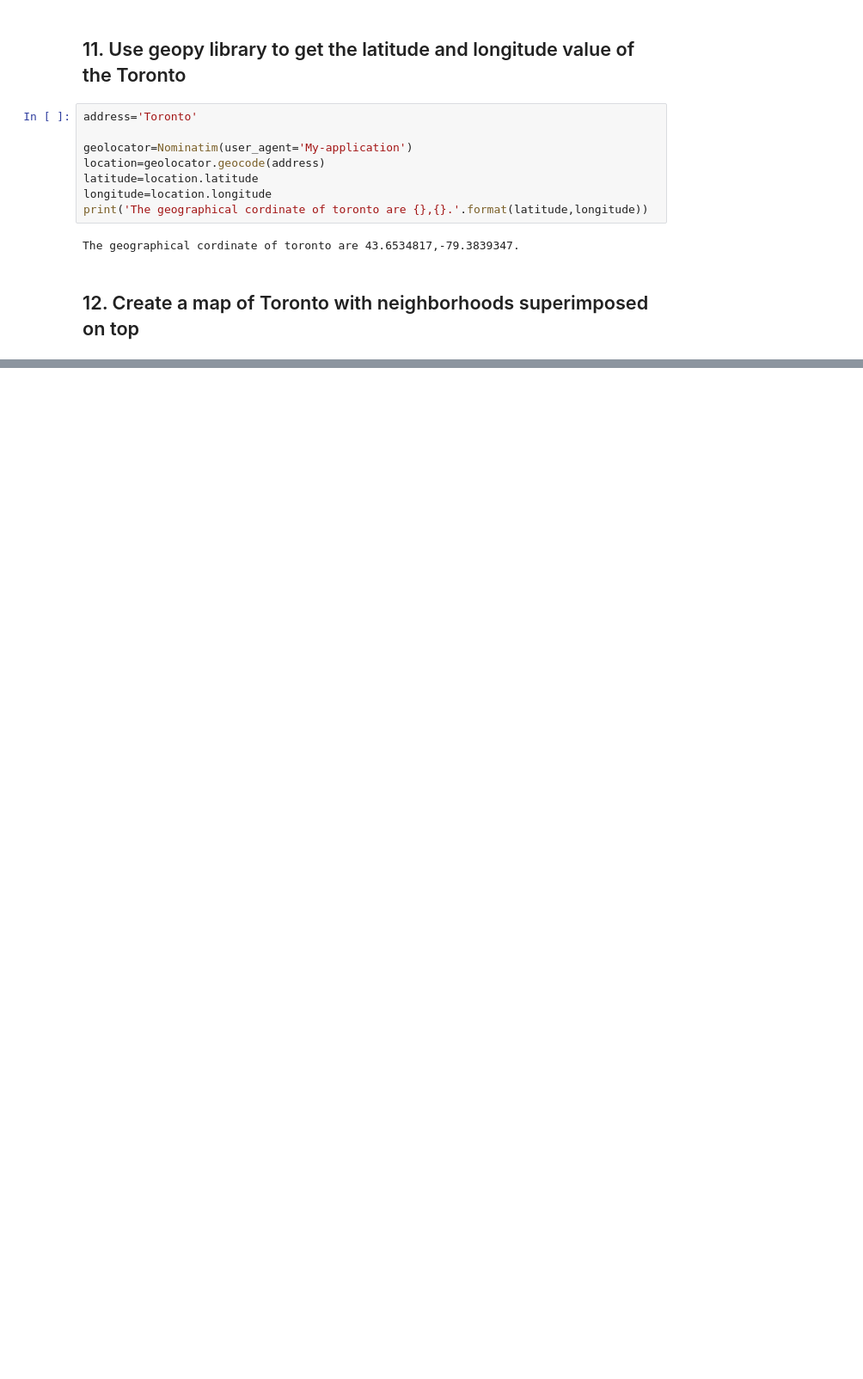
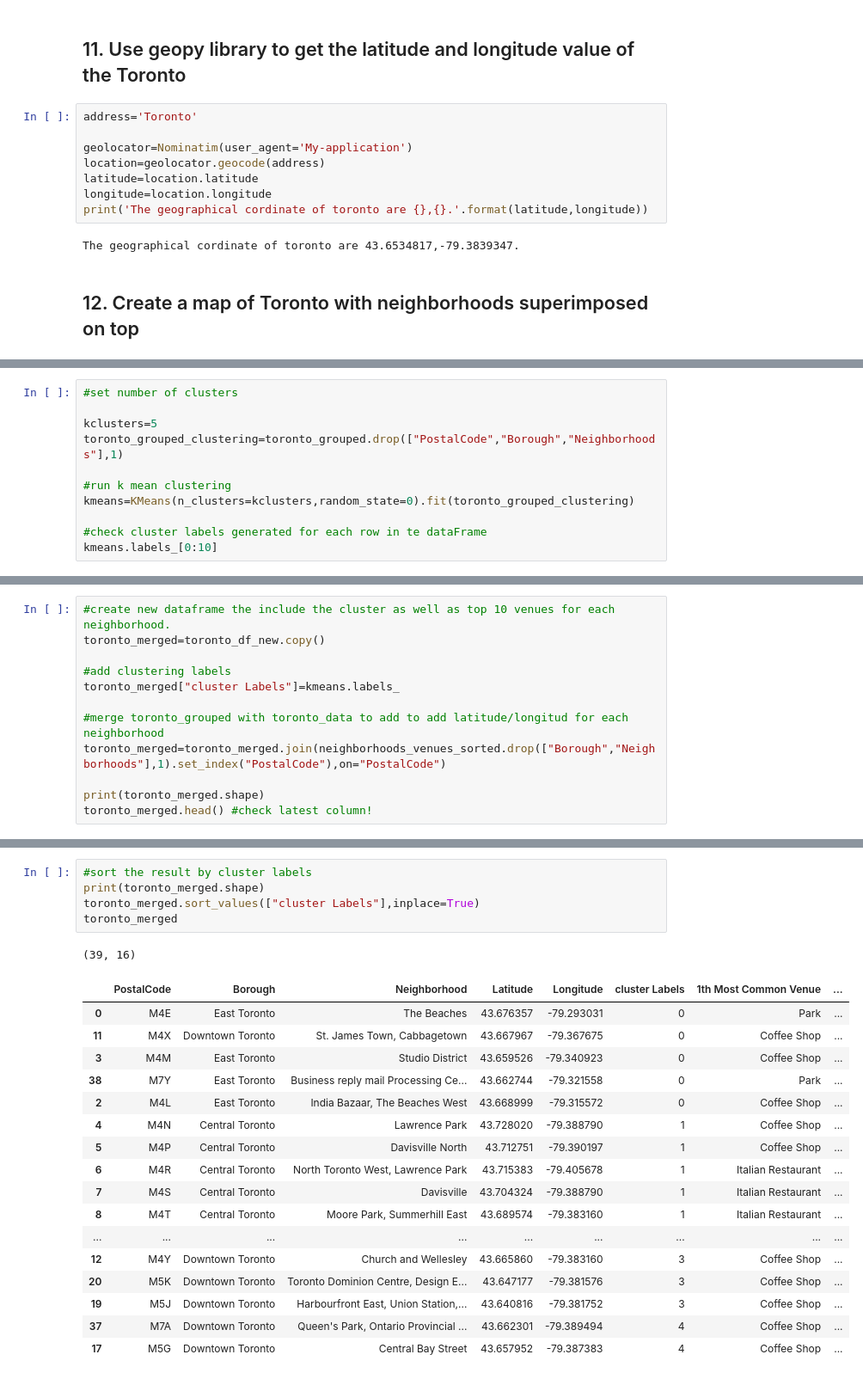
Before and after one commit to shu3bham/Coursera_Capstone, a Jupyter notebook: Data Science Capstone week 3.ipynb, the cells around one changed output, grey strips where cells are left out. Shown: that part at 86% size. Saved outputs shown, nothing was run; the diff lists cells and outputs as text; blank space fills up the shorter version.

```diff
--- a/Data Science Capstone week 3.ipynb
+++ b/Data Science Capstone week 3.ipynb
@@ -270,0 +533,11 @@ map_toronto
+# %%
+#set number of clusters
+
+kclusters=5
+toronto_grouped_clustering=toronto_grouped.drop(["PostalCode","Borough","Neighborhoods"],1)
+
+#run k mean clustering
+kmeans=KMeans(n_clusters=kclusters,random_state=0).fit(toronto_grouped_clustering)
+
+#check cluster labels generated for each row in te dataFrame
+kmeans.labels_[0:10]
@@ -270,0 +546,12 @@ map_toronto
+# %%
+#create new dataframe the include the cluster as well as top 10 venues for each neighborhood.
+toronto_merged=toronto_df_new.copy()
+
+#add clustering labels
+toronto_merged["cluster Labels"]=kmeans.labels_
+
+#merge toronto_grouped with toronto_data to add to add latitude/longitud for each neighborhood
+toronto_merged=toronto_merged.join(neighborhoods_venues_sorted.drop(["Borough","Neighborhoods"],1).set_index("PostalCode"),on="PostalCode")
+
+print(toronto_merged.shape)
+toronto_merged.head() #check latest column!
@@ -270,0 +566,24 @@ map_toronto
+# %%
+#sort the result by cluster labels
+print(toronto_merged.shape)
+toronto_merged.sort_values(["cluster Labels"],inplace=True)
+toronto_merged
+# %% [output]
+(39, 16)
+|  | PostalCode | Borough | Neighborhood | Latitude | Longitude | cluster Labels | 1th Most Common Venue | ... |
+| 0 | M4E | East Toronto | The Beaches | 43.676357 | -79.293031 | 0 | Park | ... |
+| 11 | M4X | Downtown Toronto | St. James Town, Cabbagetown | 43.667967 | -79.367675 | 0 | Coffee Shop | ... |
+| 3 | M4M | East Toronto | Studio District | 43.659526 | -79.340923 | 0 | Coffee Shop | ... |
+| 38 | M7Y | East Toronto | Business reply mail Processing Ce... | 43.662744 | -79.321558 | 0 | Park | ... |
+| 2 | M4L | East Toronto | India Bazaar, The Beaches West | 43.668999 | -79.315572 | 0 | Coffee Shop | ... |
+| 4 | M4N | Central Toronto | Lawrence Park | 43.728020 | -79.388790 | 1 | Coffee Shop | ... |
+| 5 | M4P | Central Toronto | Davisville North | 43.712751 | -79.390197 | 1 | Coffee Shop | ... |
+| 6 | M4R | Central Toronto | North Toronto West, Lawrence Park | 43.715383 | -79.405678 | 1 | Italian Restaurant | ... |
+| 7 | M4S | Central Toronto | Davisville | 43.704324 | -79.388790 | 1 | Italian Restaurant | ... |
+| 8 | M4T | Central Toronto | Moore Park, Summerhill East | 43.689574 | -79.383160 | 1 | Italian Restaurant | ... |
+| ... | ... | ... | ... | ... | ... | ... | ... | ... |
+| 12 | M4Y | Downtown Toronto | Church and Wellesley | 43.665860 | -79.383160 | 3 | Coffee Shop | ... |
+| 20 | M5K | Downtown Toronto | Toronto Dominion Centre, Design E... | 43.647177 | -79.381576 | 3 | Coffee Shop | ... |
+| 19 | M5J | Downtown Toronto | Harbourfront East, Union Station,... | 43.640816 | -79.381752 | 3 | Coffee Shop | ... |
+| 37 | M7A | Downtown Toronto | Queen's Park, Ontario Provincial ... | 43.662301 | -79.389494 | 4 | Coffee Shop | ... |
+| 17 | M5G | Downtown Toronto | Central Bay Street | 43.657952 | -79.387383 | 4 | Coffee Shop | ... |
```
Also changed, not shown: parts of 31 cells of this notebook.
